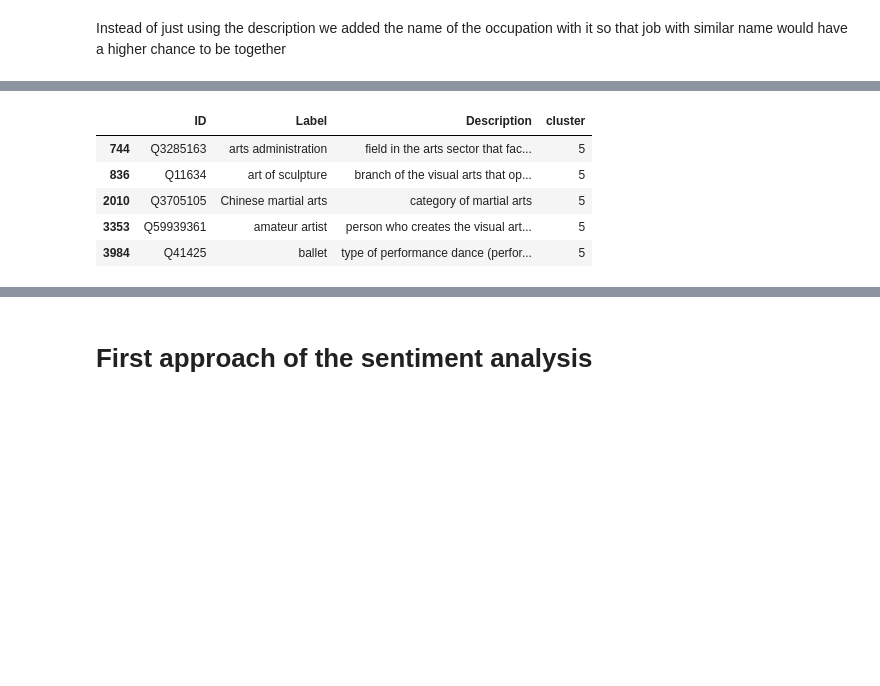
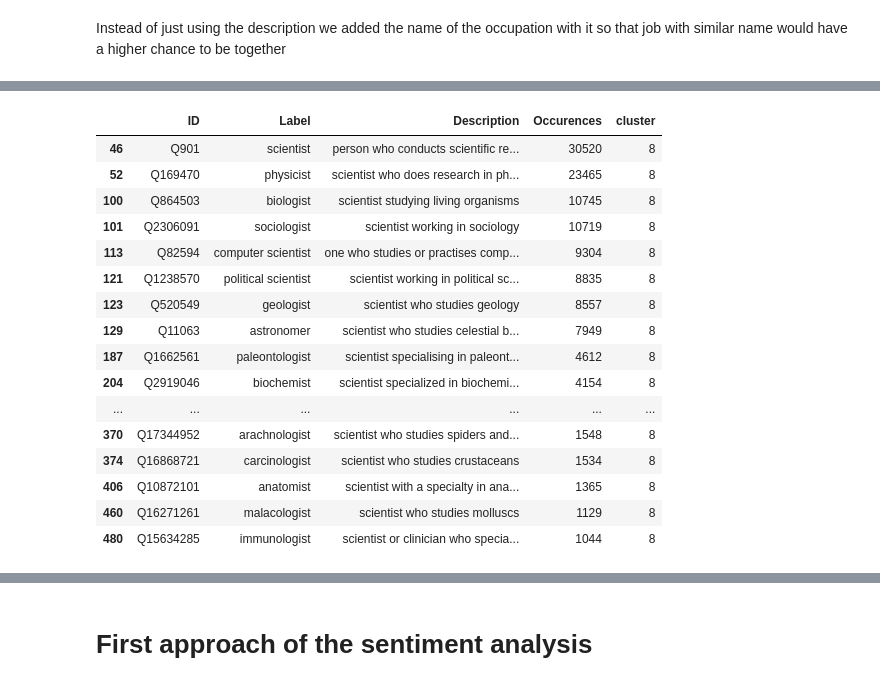
Before and after one commit to epfl-ada/ada-2021-project-abracadabra, a Jupyter notebook: Milestone 2.ipynb, the cells around one changed output, grey strips where cells are left out. Saved outputs shown, nothing was run; the diff lists cells and outputs as text; code cells hidden in the pictures; blank space fills up the shorter version.

```diff
--- a/Milestone 2.ipynb
+++ b/Milestone 2.ipynb
@@ -588,0 +640,3 @@ df.head()
+# %%
+df_occul = df_occu.dropna()
+df_occul
@@ -589,6 +657,6 @@ df.head()
 # %%
-texts = df.Description # Extract text
-target = df.Label # Extract target
+texts = df_occul.Description # Extract text
+target = df_occul.Label # Extract target
 # %% [markdown]
 Instead of just using the description we added the name of the occupation with it so that job with similar name would have a higher chance to be together
 # %%
@@ -596,7 +665,7 @@ job_desc = target.str.cat(texts, sep=' , ')
 vectorizer = TfidfVectorizer(stop_words='english')
 X = vectorizer.fit_transform(job_desc)
 # %%
-number_of_clusters = 200
+number_of_clusters = 30
 
 model = KMeans(n_clusters=number_of_clusters,
                init='k-means++',
@@ -609,6 +691,6 @@ KMeans(max_iter=100, n_clusters=200, n_init=1)
 # %%
 lab = model.labels_
-df_cluster = df.copy()
+df_cluster = df_occul.copy()
 df_cluster['cluster'] = lab
-df_cluster.head()
+df_cluster.head(20)
 # %% [output]
@@ -621,12 +714,23 @@ df_cluster.head()
 # %%
-df_cluster[df_cluster['cluster']==5].head()
+df_cluster[df_cluster['cluster']==8]
 # %% [output]
-|  | ID | Label | Description | cluster |
-| 744 | Q3285163 | arts administration | field in the arts sector that fac... | 5 |
-| 836 | Q11634 | art of sculpture | branch of the visual arts that op... | 5 |
-| 2010 | Q3705105 | Chinese martial arts | category of martial arts | 5 |
-| 3353 | Q59939361 | amateur artist | person who creates the visual art... | 5 |
-| 3984 | Q41425 | ballet | type of performance dance (perfor... | 5 |
+|  | ID | Label | Description | Occurences | cluster |
+| 46 | Q901 | scientist | person who conducts scientific re... | 30520 | 8 |
+| 52 | Q169470 | physicist | scientist who does research in ph... | 23465 | 8 |
+| 100 | Q864503 | biologist | scientist studying living organisms | 10745 | 8 |
+| 101 | Q2306091 | sociologist | scientist working in sociology | 10719 | 8 |
+| 113 | Q82594 | computer scientist | one who studies or practises comp... | 9304 | 8 |
+| 121 | Q1238570 | political scientist | scientist working in political sc... | 8835 | 8 |
+| 123 | Q520549 | geologist | scientist who studies geology | 8557 | 8 |
+| 129 | Q11063 | astronomer | scientist who studies celestial b... | 7949 | 8 |
+| 187 | Q1662561 | paleontologist | scientist specialising in paleont... | 4612 | 8 |
+| 204 | Q2919046 | biochemist | scientist specialized in biochemi... | 4154 | 8 |
+| ... | ... | ... | ... | ... | ... |
+| 370 | Q17344952 | arachnologist | scientist who studies spiders and... | 1548 | 8 |
+| 374 | Q16868721 | carcinologist | scientist who studies crustaceans | 1534 | 8 |
+| 406 | Q10872101 | anatomist | scientist with a specialty in ana... | 1365 | 8 |
+| 460 | Q16271261 | malacologist | scientist who studies molluscs | 1129 | 8 |
+| 480 | Q15634285 | immunologist | scientist or clinician who specia... | 1044 | 8 |
 # %%
 for i in range(number_of_clusters):
     print("cluster",i)
```
Also changed, not shown: parts of 30 cells of this notebook.
